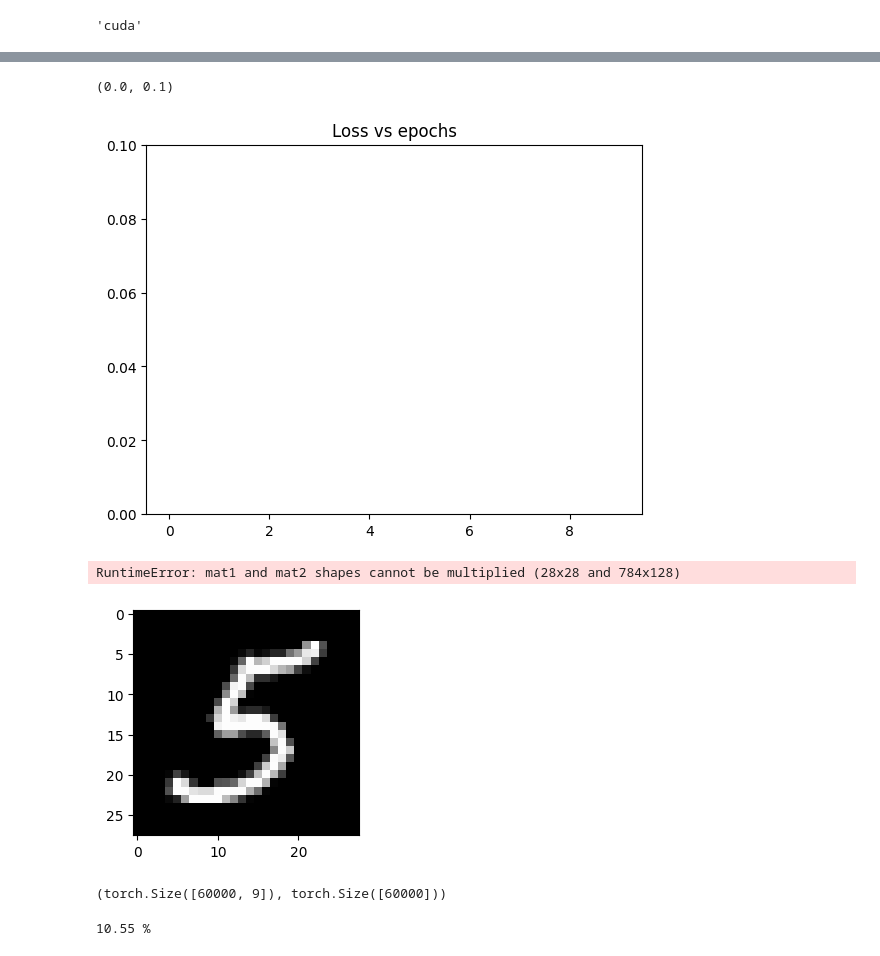
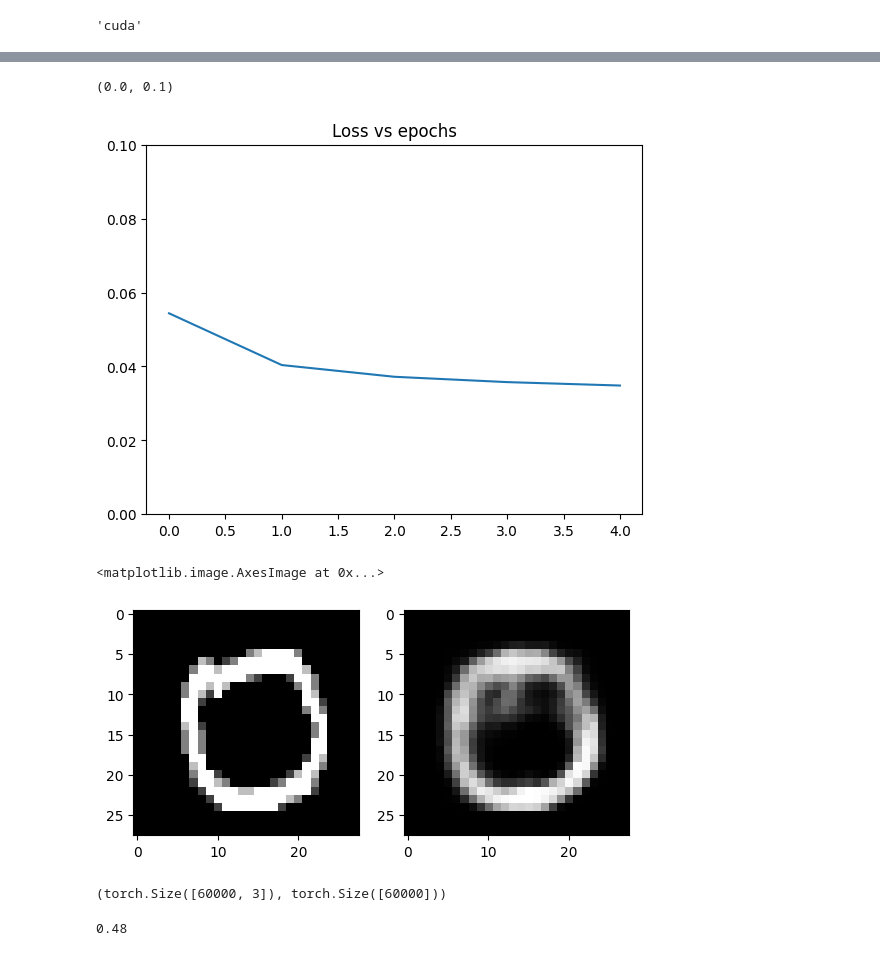
Before and after one commit to kmsmeng/ML_Projects, a Jupyter notebook: Image_Clustering/image_clustering.ipynb, the cells around one changed output, grey strips where cells are left out. Drawn from its saved outputs; the diff is of its cells as text; code cells hidden in the pictures.

```diff
--- a/Image_Clustering/image_clustering.ipynb
+++ b/Image_Clustering/image_clustering.ipynb
@@ -157,11 +137,11 @@ class AutoEncoder_Linear(nn.Module):
             nn.ReLU(),
             nn.Linear(64, 12),
             nn.ReLU(),
-            nn.Linear(12, 9)
+            nn.Linear(12, 3)
         )
 
         self.decoder = nn.Sequential(
-            nn.Linear(9, 12),
+            nn.Linear(3, 12),
             nn.ReLU(),
             nn.Linear(12, 64),
             nn.ReLU(),
@@ -224,7 +204,7 @@ dataloader = DataLoader(dataset=dataset,
 from torch.optim import lr_scheduler
 
 loss_fn = nn.MSELoss()
-optimizer = torch.optim.SGD(params=model_autoencoder.parameters(),
+optimizer = torch.optim.Adam(params=model_autoencoder.parameters(),
                             lr=0.001)
 
 scheduler = lr_scheduler.StepLR(optimizer=optimizer, step_size=10, gamma=0.1)
@@ -231,7 +213,7 @@ scheduler = lr_scheduler.StepLR(optimizer=optimizer, step_size=10, gamma=0.1)
 # %%
 # Train our autoencoder model
 
-num_epochs = 10
+num_epochs = 5
 
 # list of loss for each epochs so we can compare it later in graph
 loss_for_graph = []
@@ -300,26 +282,27 @@ plt.title('Loss vs epochs')
 plt.ylim(0, 0.1)
 # %% [output]
 (0.0, 0.1)
-[figure, old version]
+[figure, new version]
 # %%
 # print out the output of our autoencoder when an image is passed thorugh it
 import random
 rand_int = random.choice(range(len(train_data)))
 
 image, label = train_data[rand_int]
 
 plt.subplot(1, 2, 1)
 plt.imshow(image.permute(1, 2, 0), cmap='grey')
 
+image = image.view(image.shape[0], -1)
 output = model_autoencoder(image.to(device))
 output = output[1].reshape(1, 28, 28)
 output = output.detach().cpu()
 
 plt.subplot(1, 2, 2)
 plt.imshow(output.permute(1, 2, 0), cmap='grey')
 # %% [output]
-RuntimeError: mat1 and mat2 shapes cannot be multiplied (28x28 and 784x128)
+<matplotlib.image.AxesImage at 0x...>
-[figure, old version]
+[figure, new version]
 # %%
 # Get all the encoded output for all of our input images
 # Also get the labels of images, so we can compare the accuracy of the model as it classifies the latent representation of the model(unsupervised learning) into the labels
@@ -331,6 +314,7 @@ with torch.inference_mode():
     label_data = []
     for image, label in train_dataloader:
         image = image.to(device)
+        image = image.view(image.shape[0], -1)
 
         encoded_batch = model_autoencoder(image)[0].detach().cpu()
         # print(encoded_batch.shape)
@@ -342,7 +326,7 @@ label_data = torch.stack(label_data)
 
 encoded_data.shape, label_data.shape
 # %% [output]
-(torch.Size([60000, 9]), torch.Size([60000]))
+(torch.Size([60000, 3]), torch.Size([60000]))
 # %%
 # apply kmeans clustering on our encoded
 
@@ -360,9 +344,9 @@ from sklearn.metrics import adjusted_mutual_info_score
 
 ami_score = adjusted_mutual_info_score(label_data, cluster_labels)
 
-print(f'{ami_score*100:.2f} %')
+print(f'{ami_score:.2f}')
 # %% [output]
-10.55 %
+0.48
 # %%
 cluster_labels = torch.tensor(cluster_labels)
 # %%
```
Also changed, not shown: parts of 10 cells of this notebook, 6 other files.
